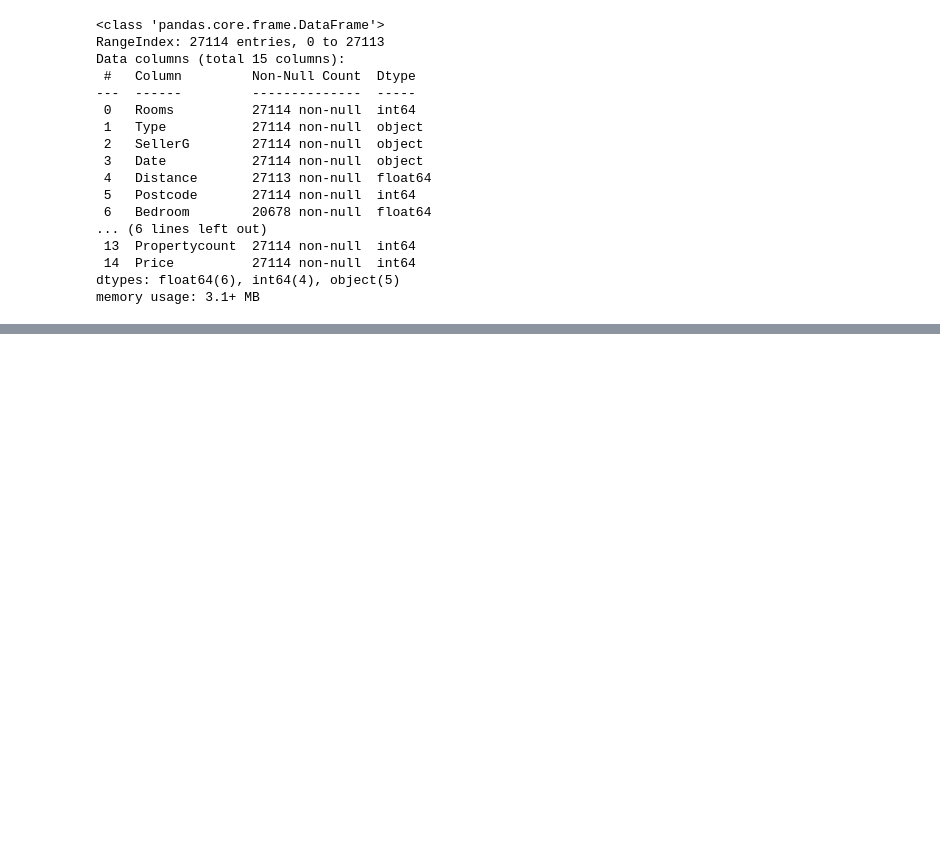
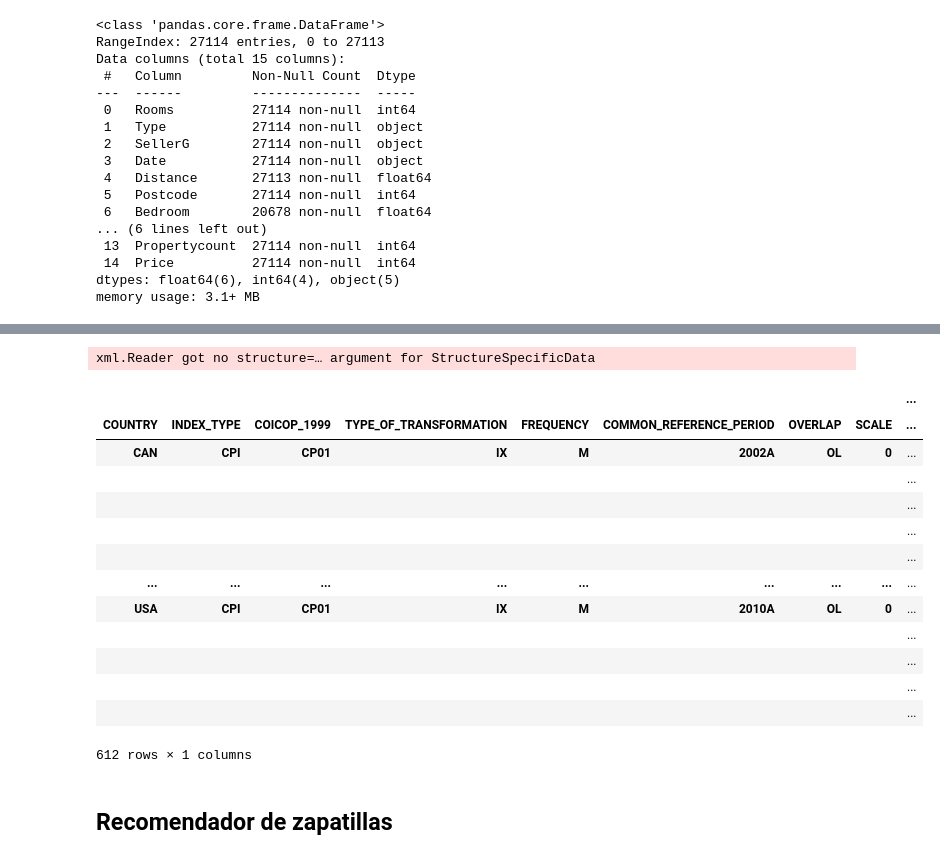
Before and after one commit to Gabijc/Mini_proyecto, a Jupyter notebook: pruebas.ipynb, the cells around one changed output, grey strips where cells are left out. Drawn from its saved outputs; the diff is of its cells as text; code cells hidden in the pictures; blank space fills up the shorter version.

```diff
--- a/pruebas.ipynb
+++ b/pruebas.ipynb
@@ -139,0 +104,38 @@ memory usage: 3.1+ MB
+# %%
+# import libraries
+
+import sdmx
+
+
+
+# retrieve data
+
+IMF_DATA = sdmx.Client('IMF_DATA')
+
+data_msg = IMF_DATA.data('CPI', key='USA+CAN.CPI.CP01.IX.M', params={'startPeriod': 2000, 'endPeriod': 2025})
+
+
+
+# convert to pandas
+
+cpi_df = sdmx.to_pandas(data_msg)
+
+pd.DataFrame(cpi_df)
+# %% [output]
+xml.Reader got no structure=… argument for StructureSpecificData
+|  |  |  |  |  |  |  |  | ... |
+| COUNTRY | INDEX_TYPE | COICOP_1999 | TYPE_OF_TRANSFORMATION | FREQUENCY | COMMON_REFERENCE_PERIOD | OVERLAP | SCALE | ... |
+| CAN | CPI | CP01 | IX | M | 2002A | OL | 0 | ... |
+|  |  |  |  |  |  |  |  | ... |
+|  |  |  |  |  |  |  |  | ... |
+|  |  |  |  |  |  |  |  | ... |
+|  |  |  |  |  |  |  |  | ... |
+| ... | ... | ... | ... | ... | ... | ... | ... | ... |
+| USA | CPI | CP01 | IX | M | 2010A | OL | 0 | ... |
+|  |  |  |  |  |  |  |  | ... |
+|  |  |  |  |  |  |  |  | ... |
+|  |  |  |  |  |  |  |  | ... |
+|  |  |  |  |  |  |  |  | ... |
+612 rows × 1 columns
+# %% [markdown]
+## Recomendador de zapatillas
```
Also changed, not shown: parts of 19 cells of this notebook, 1 other file.
